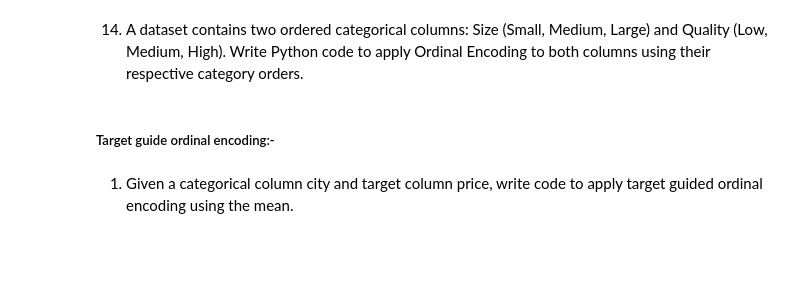
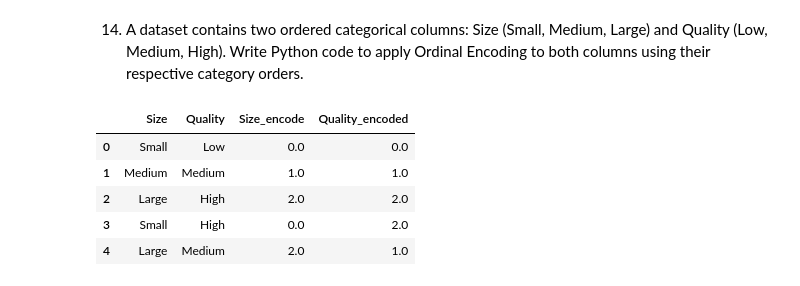
Before and after one commit to harshcodeing1234/Data-science, a Jupyter notebook: Feture Engineering/practice.ipynb, the cells around one changed output. Cells and saved outputs as stored; diff of their text form; code cells hidden in the pictures; blank space fills up the shorter version.

```diff
--- a/Feture Engineering/practice.ipynb
+++ b/Feture Engineering/practice.ipynb
@@ -520,8 +691,30 @@ Python code to apply Ordinal Encoding based on the natural order of these catego
 14. A dataset contains two ordered categorical columns: Size (Small, Medium, Large) and
 Quality (Low, Medium, High). Write Python code to apply Ordinal Encoding to both columns
 using their respective category orders.
-# %% [markdown]
-##### Target guide ordinal encoding:-
-# %% [markdown]
-1. Given a categorical column city and target column price, write
-code to apply target guided ordinal encoding using the mean.
+# %%
+# Sample dataset
+data = {
+    'Size': ['Small', 'Medium', 'Large', 'Small', 'Large'],
+    'Quality': ['Low', 'Medium', 'High', 'High', 'Medium']
+}
+
+df = pd.DataFrame(data)
+
+# Define category orders
+size_order = ['Small', 'Medium', 'Large']
+quality_order = ['Low', 'Medium', 'High']
+
+# Create OrdinalEncoder with respective orders
+encoder = OrdinalEncoder(categories=[size_order, quality_order])
+
+# Apply encoding
+df[['Size_encode', 'Quality_encoded']] = encoder.fit_transform(df[['Size', 'Quality']])
+
+df
+# %% [output]
+|  | Size | Quality | Size_encode | Quality_encoded |
+| 0 | Small | Low | 0.0 | 0.0 |
+| 1 | Medium | Medium | 1.0 | 1.0 |
+| 2 | Large | High | 2.0 | 2.0 |
+| 3 | Small | High | 0.0 | 2.0 |
+| 4 | Large | Medium | 2.0 | 1.0 |
```
Also changed, not shown: parts of 17 cells of this notebook, 5 other files.
